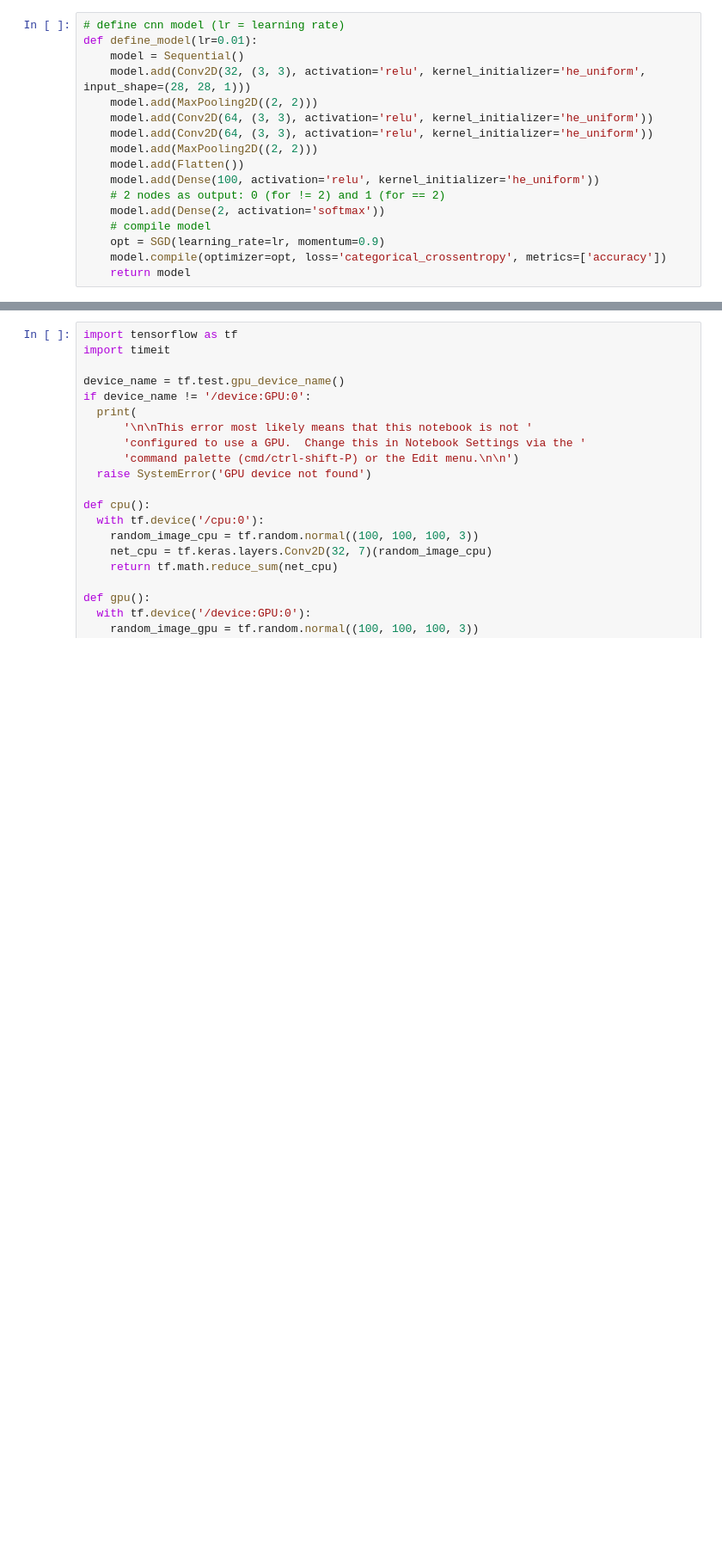
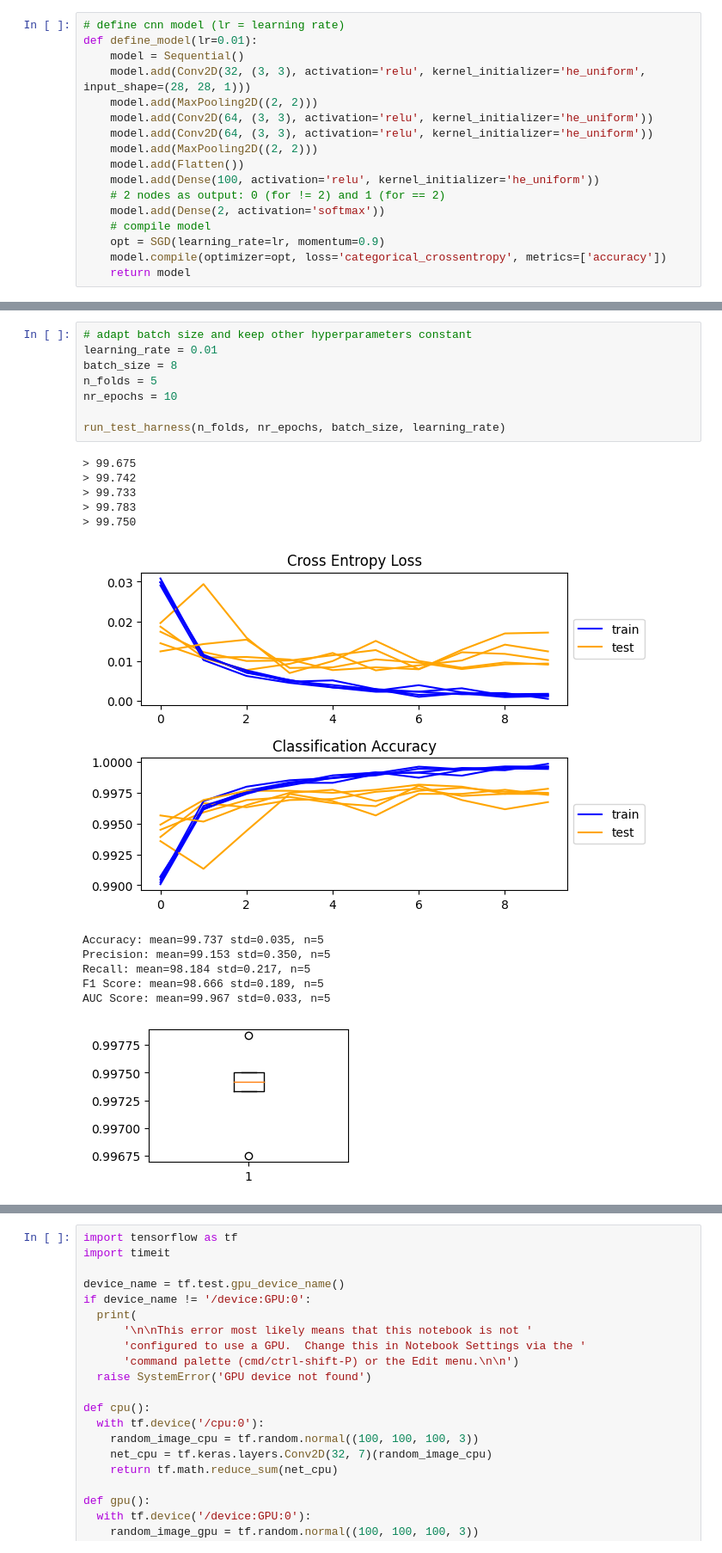
Before and after one commit to chaosagent86/machine_learning, a Jupyter notebook: Abschlussprojekt.ipynb, the cells around one changed output, grey strips where cells are left out. Shown at 86% size. Drawn from its saved outputs; the diff is of its cells as text; blank space fills up the shorter version.

```diff
--- a/Abschlussprojekt.ipynb
+++ b/Abschlussprojekt.ipynb
@@ -845,0 +816,21 @@ Dieser oben genannte Geschwindigkeitsvorteil wird auch in folgendem Code seitens
+# %%
+# adapt batch size and keep other hyperparameters constant
+learning_rate = 0.01
+batch_size = 8
+n_folds = 5
+nr_epochs = 10
+
+run_test_harness(n_folds, nr_epochs, batch_size, learning_rate)
+# %% [output]
+> 99.675
+> 99.742
+> 99.733
+> 99.783
+> 99.750
+[figure, added]
+Accuracy: mean=99.737 std=0.035, n=5
+Precision: mean=99.153 std=0.350, n=5
+Recall: mean=98.184 std=0.217, n=5
+F1 Score: mean=98.666 std=0.189, n=5
+AUC Score: mean=99.967 std=0.033, n=5
+[figure, added]
```
Also changed, not shown: parts of 120 cells of this notebook.
